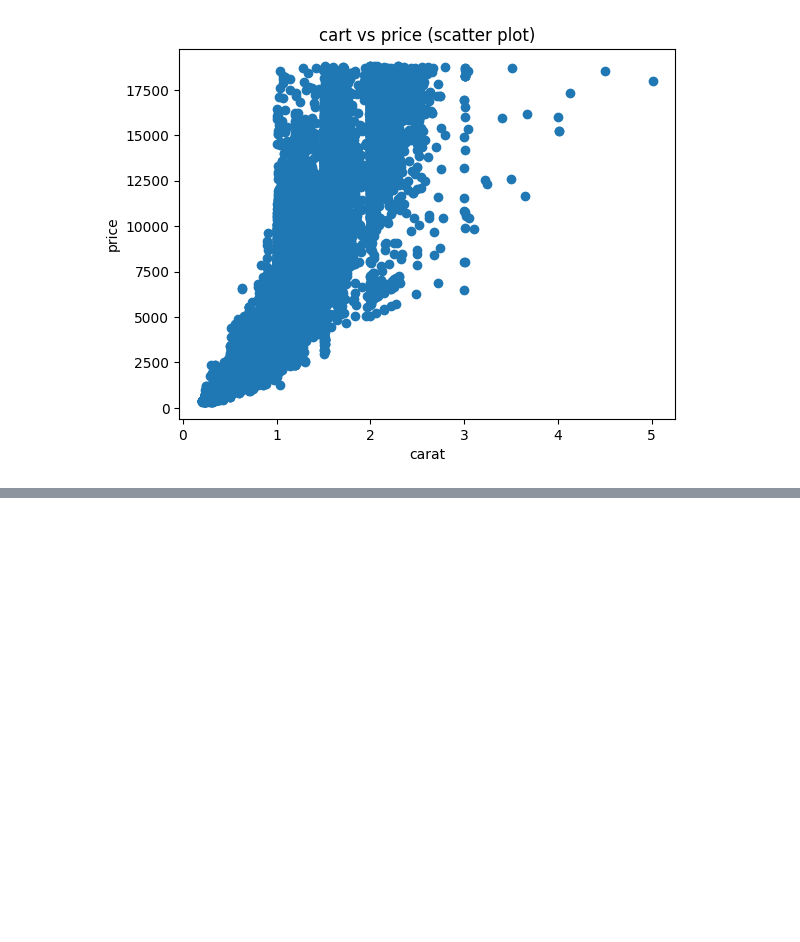
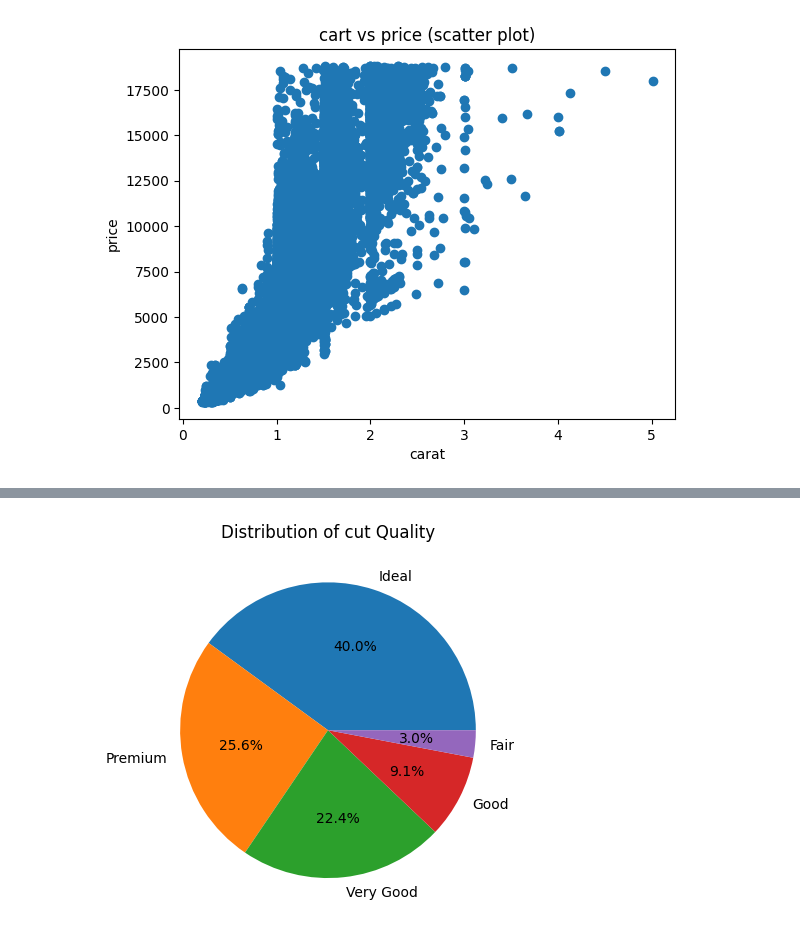
Before and after one commit to IjazUllahKhan/python-ml-ai-journey, a Jupyter notebook: 08_data_visualization/data_visualization_with_matplotlib_and_seaborn.ipynb, the cells around one changed output, grey strips where cells are left out. Drawn from its saved outputs; the diff is of its cells as text; code cells hidden in the pictures; blank space fills up the shorter version.

```diff
--- a/08_data_visualization/data_visualization_with_matplotlib_and_seaborn.ipynb
+++ b/08_data_visualization/data_visualization_with_matplotlib_and_seaborn.ipynb
@@ -38,0 +72,7 @@ Text(0, 0.5, 'price')
+# %%
+cut_counts = df["cut"].value_counts()
+plt.pie(cut_counts, labels= cut_counts.index,autopct='%1.1f%%')
+plt.title("Distribution of cut Quality")
+plt.show()
+# %% [output]
+[figure, added]
```
Also changed, not shown: parts of 4 cells of this notebook, 6 other files.
